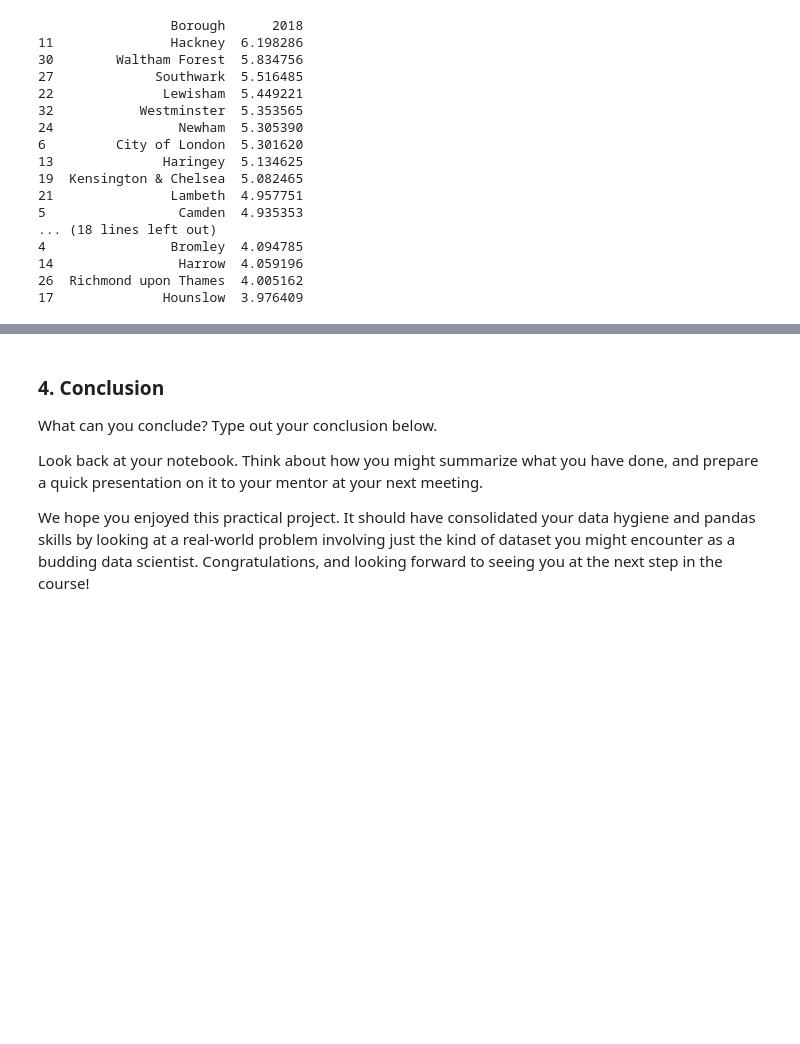
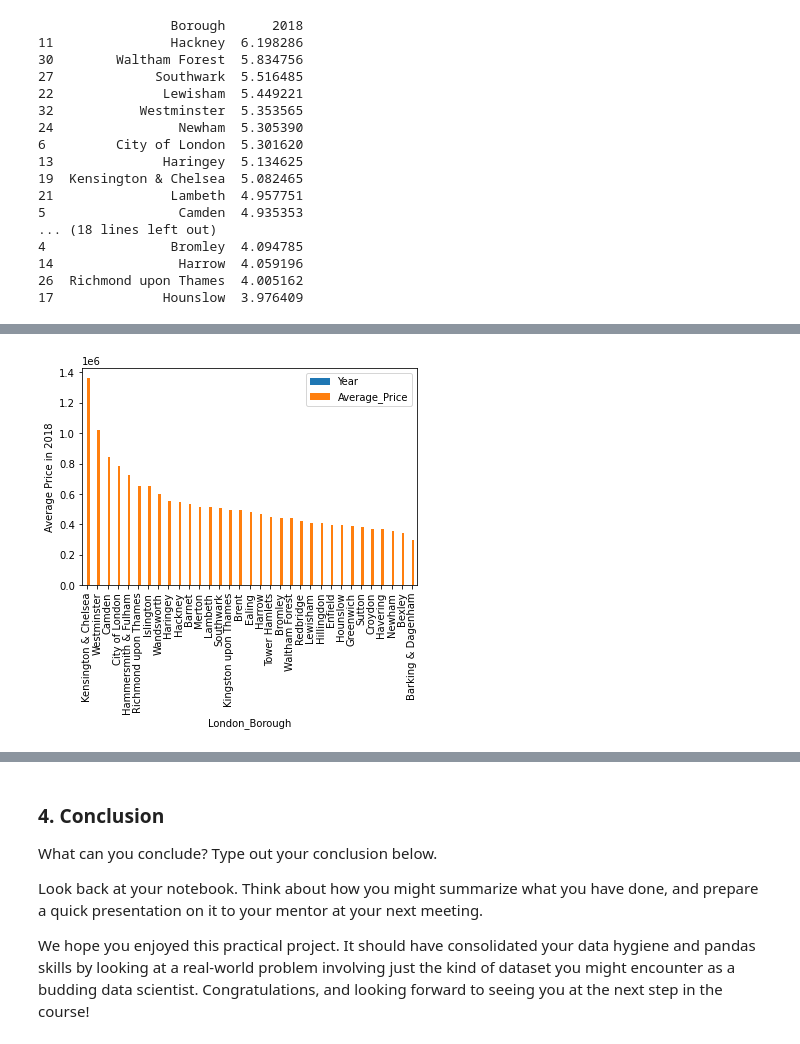
Before and after one commit to Zaxela/Springboard, a Jupyter notebook: Unit_4_Challenge_Tier_3.ipynb, the cells around one changed output, grey strips where cells are left out. Saved outputs shown, nothing was run; the diff lists cells and outputs as text; code cells hidden in the pictures; blank space fills up the shorter version.

```diff
--- a/Unit_4_Challenge_Tier_3.ipynb
+++ b/Unit_4_Challenge_Tier_3.ipynb
@@ -639,0 +640,8 @@ ratios_graph.set_xticklabels(df_ratios_sorted.Borough)
+# %%
+#Most expensive to least expensive borough in 2018
+
+average_price_comp = dfg[dfg['Year']==2018].sort_values(by='Average_Price',ascending=False)
+apc = average_price_comp.set_index('London_Borough')
+apc_graph = apc.plot(kind='bar', ylabel='Average Price in 2018')
+# %% [output]
+[figure, added]
```
Also changed, not shown: parts of 3 cells of this notebook.
